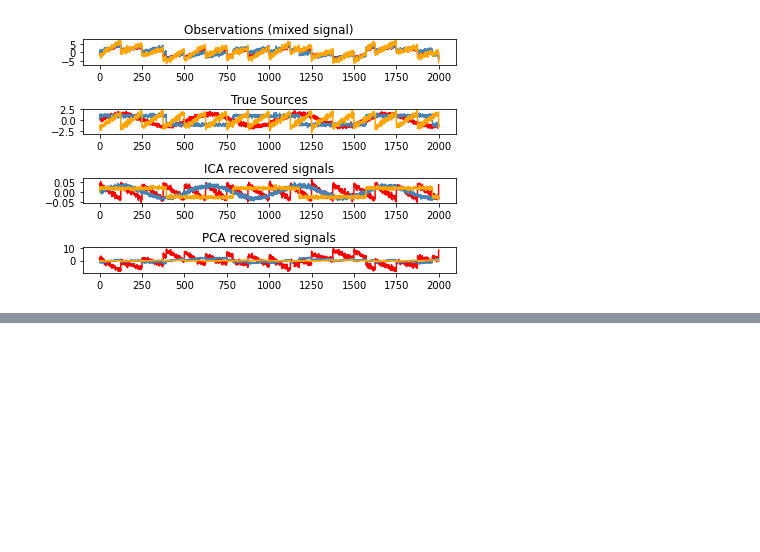
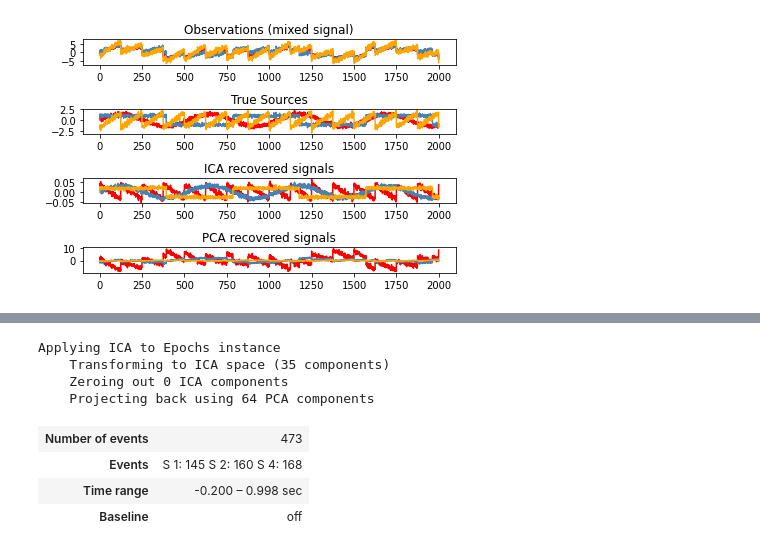
Before and after one commit to alonba/eeg-bss, a Jupyter notebook: FastICA.ipynb, the cells around one changed output, grey strips where cells are left out. Cells and saved outputs as stored; diff of their text form; code cells hidden in the pictures; blank space fills up the shorter version.

Commit message:
Working ICA fit and apply

```diff
--- a/FastICA.ipynb
+++ b/FastICA.ipynb
@@ -86,0 +118,11 @@ RuntimeError: ignored
+# %%
+ica.apply(eeglab_epochs)
+# %% [output]
+Applying ICA to Epochs instance
+    Transforming to ICA space (35 components)
+    Zeroing out 0 ICA components
+    Projecting back using 64 PCA components
+| Number of events | 473 |
+| Events | S 1: 145 S 2: 160 S 4: 168 |
+| Time range | -0.200 – 0.998 sec |
+| Baseline | off |
```
Also changed, not shown: parts of 6 cells of this notebook.
